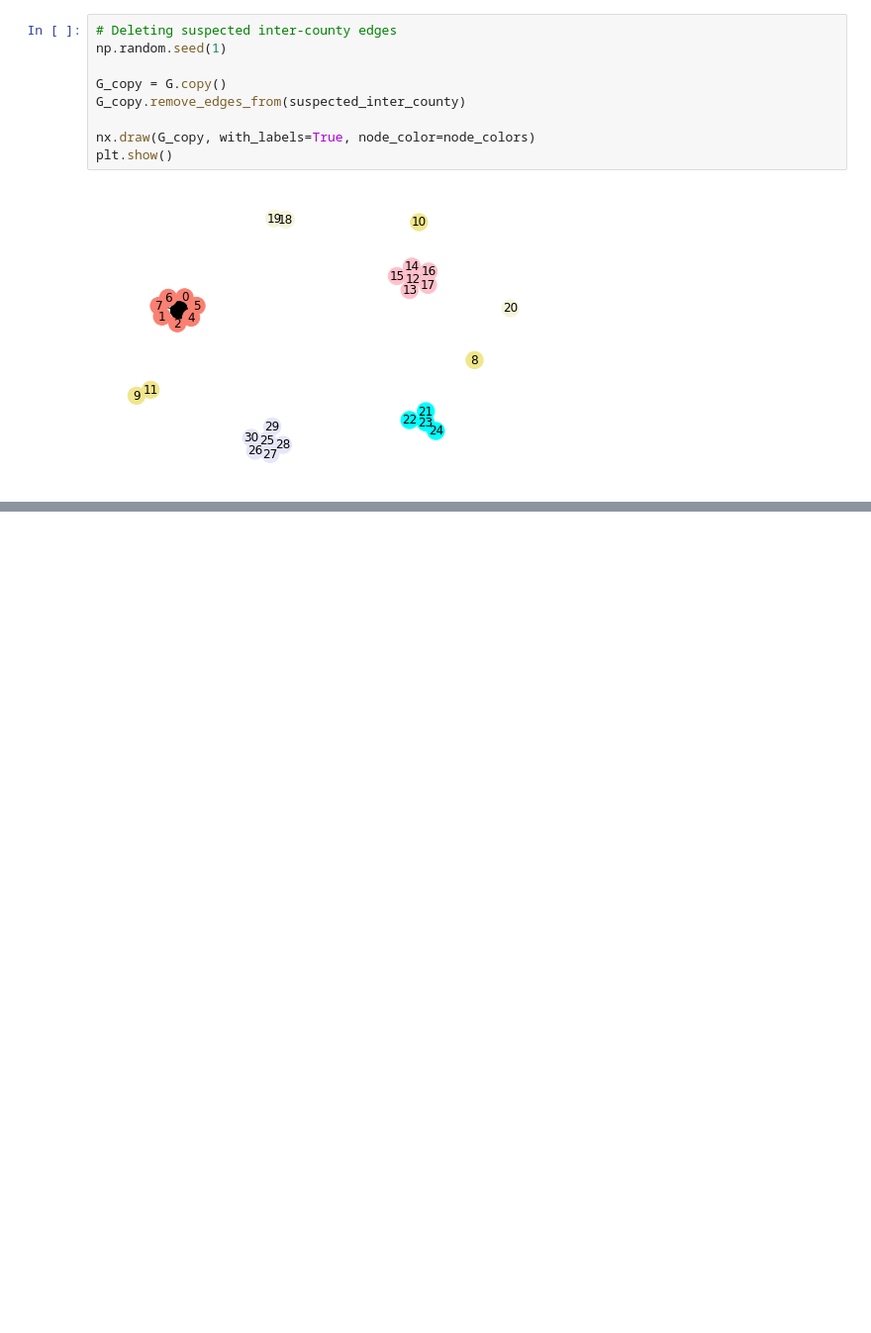
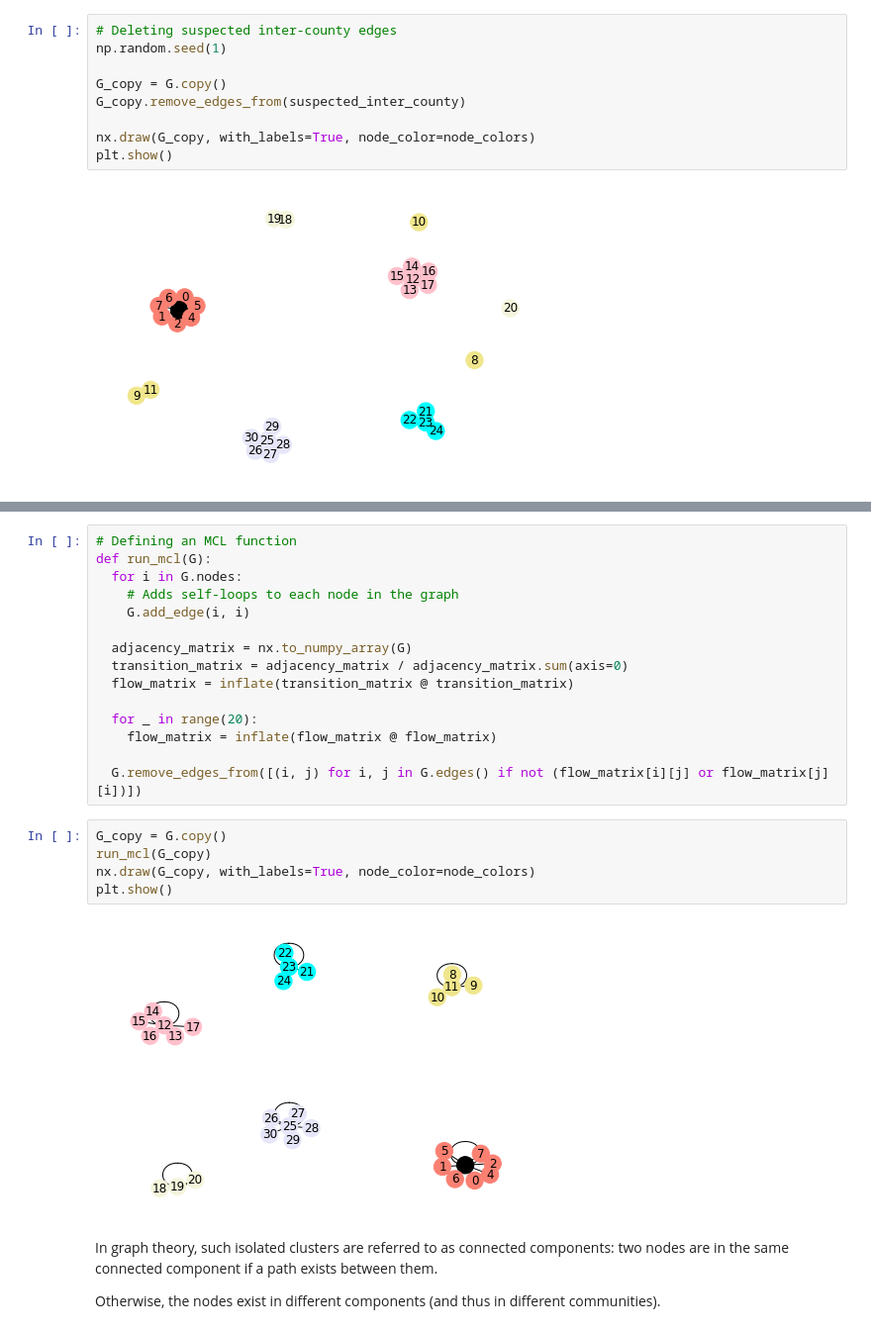
Before and after one commit to rahiakela/data-science-research-and-practice, a Jupyter notebook: data-science-bookcamp/case-study-5--predicting-future-friendships/02_dynamic_graph_theory_and_social_network_analysis.ipynb, the cells around one changed output, grey strips where cells are left out. Shown at 99% size. Drawn from its saved outputs; the diff is of its cells as text; blank space fills up the shorter version.

```diff
--- a/data-science-bookcamp/case-study-5--predicting-future-friendships/02_dynamic_graph_theory_and_social_network_analysis.ipynb
+++ b/data-science-bookcamp/case-study-5--predicting-future-friendships/02_dynamic_graph_theory_and_social_network_analysis.ipynb
@@ -688,0 +707,29 @@ plt.show()
+# %%
+# Defining an MCL function
+def run_mcl(G):
+  for i in G.nodes:
+    # Adds self-loops to each node in the graph
+    G.add_edge(i, i)
+
+  adjacency_matrix = nx.to_numpy_array(G)
+  transition_matrix = adjacency_matrix / adjacency_matrix.sum(axis=0)
+  flow_matrix = inflate(transition_matrix @ transition_matrix)
+
+  for _ in range(20):
+    flow_matrix = inflate(flow_matrix @ flow_matrix)
+
+  G.remove_edges_from([(i, j) for i, j in G.edges() if not (flow_matrix[i][j] or flow_matrix[j][i])])
+# %%
+G_copy = G.copy()
+run_mcl(G_copy)
+nx.draw(G_copy, with_labels=True, node_color=node_colors)
+plt.show()
+# %% [output]
+[figure, added]
+# %% [markdown]
+In
+graph theory, such isolated clusters are referred to as connected components: two nodes
+are in the same connected component if a path exists between them.
+
+Otherwise, the
+nodes exist in different components (and thus in different communities).
```
Also changed, not shown: parts of 10 cells of this notebook.
